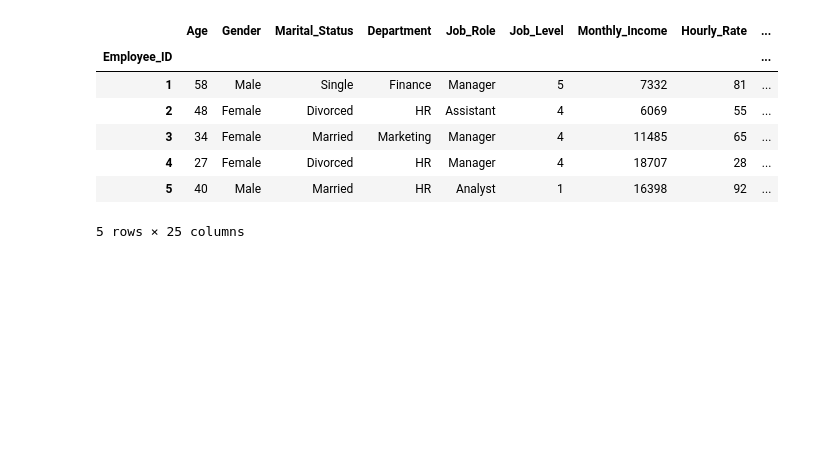
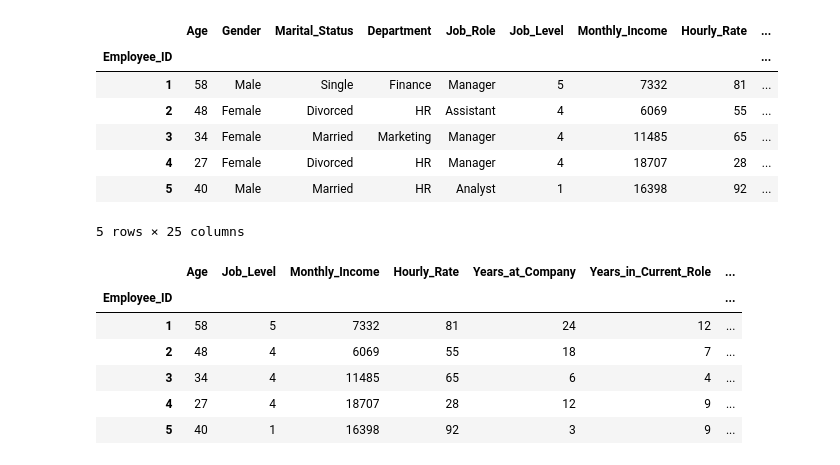
Before and after one commit to chadiboudaher/ml-dl-pytorch, a Jupyter notebook: src/projects/employe-attrition/notebook/eemployee_attrition.ipynb, the cells around one changed output. Cells and saved outputs as stored; diff of their text form; code cells hidden in the pictures; blank space fills up the shorter version.

```diff
--- a/src/projects/employe-attrition/notebook/eemployee_attrition.ipynb
+++ b/src/projects/employe-attrition/notebook/eemployee_attrition.ipynb
@@ -83,3 +83,14 @@ df.head()
 | 4 | 27 | Female | Divorced | HR | Manager | 4 | 18707 | 28 | ... |
 | 5 | 40 | Male | Married | HR | Analyst | 1 | 16398 | 92 | ... |
 5 rows × 25 columns
+# %%
+numeric_df = df.select_dtypes(include=["int64"])
+numeric_df.head()
+# %% [output]
+|  | Age | Job_Level | Monthly_Income | Hourly_Rate | Years_at_Company | Years_in_Current_Role | ... |
+| Employee_ID |  |  |  |  |  |  | ... |
+| 1 | 58 | 5 | 7332 | 81 | 24 | 12 | ... |
+| 2 | 48 | 4 | 6069 | 55 | 18 | 7 | ... |
+| 3 | 34 | 4 | 11485 | 65 | 6 | 4 | ... |
+| 4 | 27 | 4 | 18707 | 28 | 12 | 9 | ... |
+| 5 | 40 | 1 | 16398 | 92 | 3 | 9 | ... |
```
Also changed, not shown: parts of 5 cells of this notebook.
